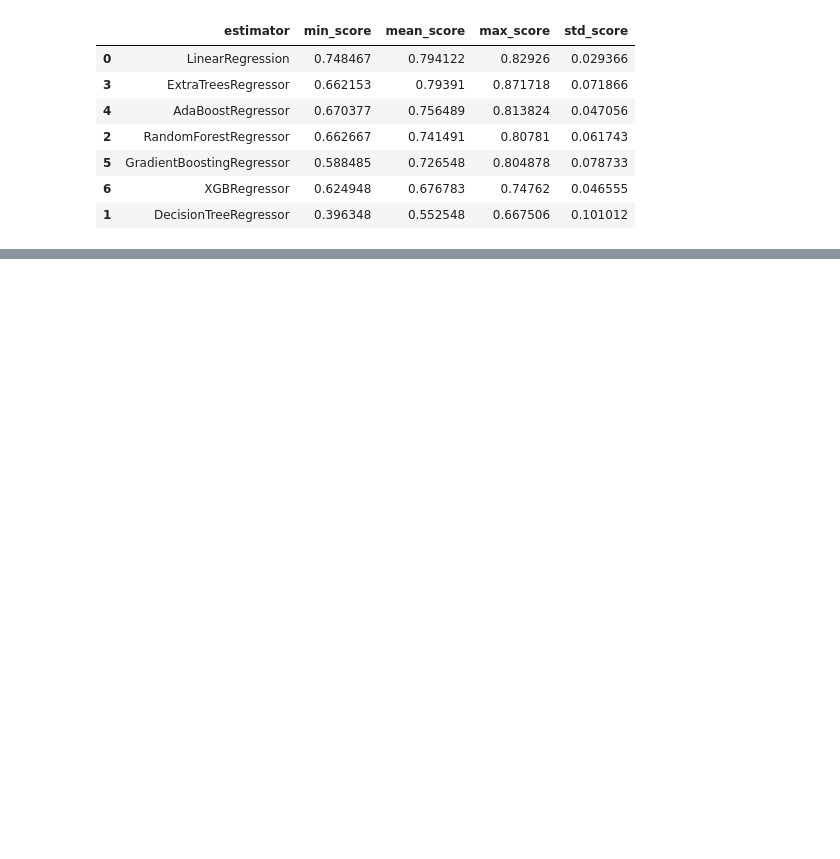
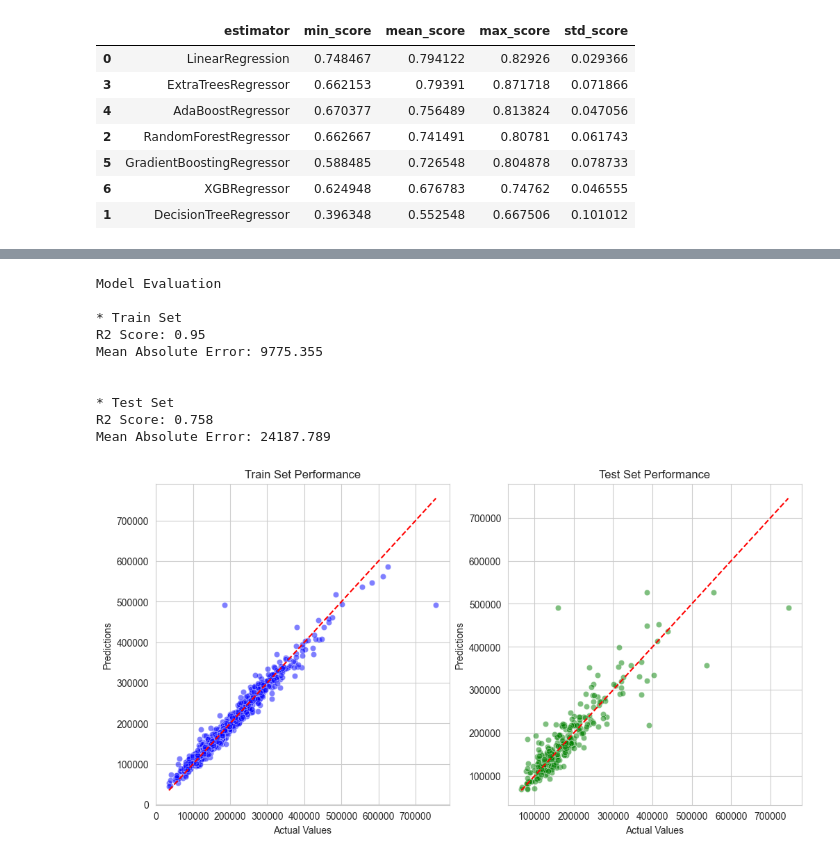
Before and after one commit to Tomosius/heritage_houses_p5, a Jupyter notebook: jupyter_notebooks/09_Modeling_and_Evaluation_hypothesis_3.ipynb, the cells around one changed output, grey strips where cells are left out. Saved outputs shown, nothing was run; the diff lists cells and outputs as text; code cells hidden in the pictures; blank space fills up the shorter version.

```diff
--- a/jupyter_notebooks/09_Modeling_and_Evaluation_hypothesis_3.ipynb
+++ b/jupyter_notebooks/09_Modeling_and_Evaluation_hypothesis_3.ipynb
@@ -1151,0 +1728,14 @@ grid_search_summary
+# %%
+evaluate_model_by_id(3, X_train, y_train, X_test, y_test)
+# %% [output]
+Model Evaluation
+
+* Train Set
+R2 Score: 0.95
+Mean Absolute Error: 9775.355
+
+
+* Test Set
+R2 Score: 0.758
+Mean Absolute Error: 24187.789
+[figure, added]
```
Also changed, not shown: parts of 64 cells of this notebook.
